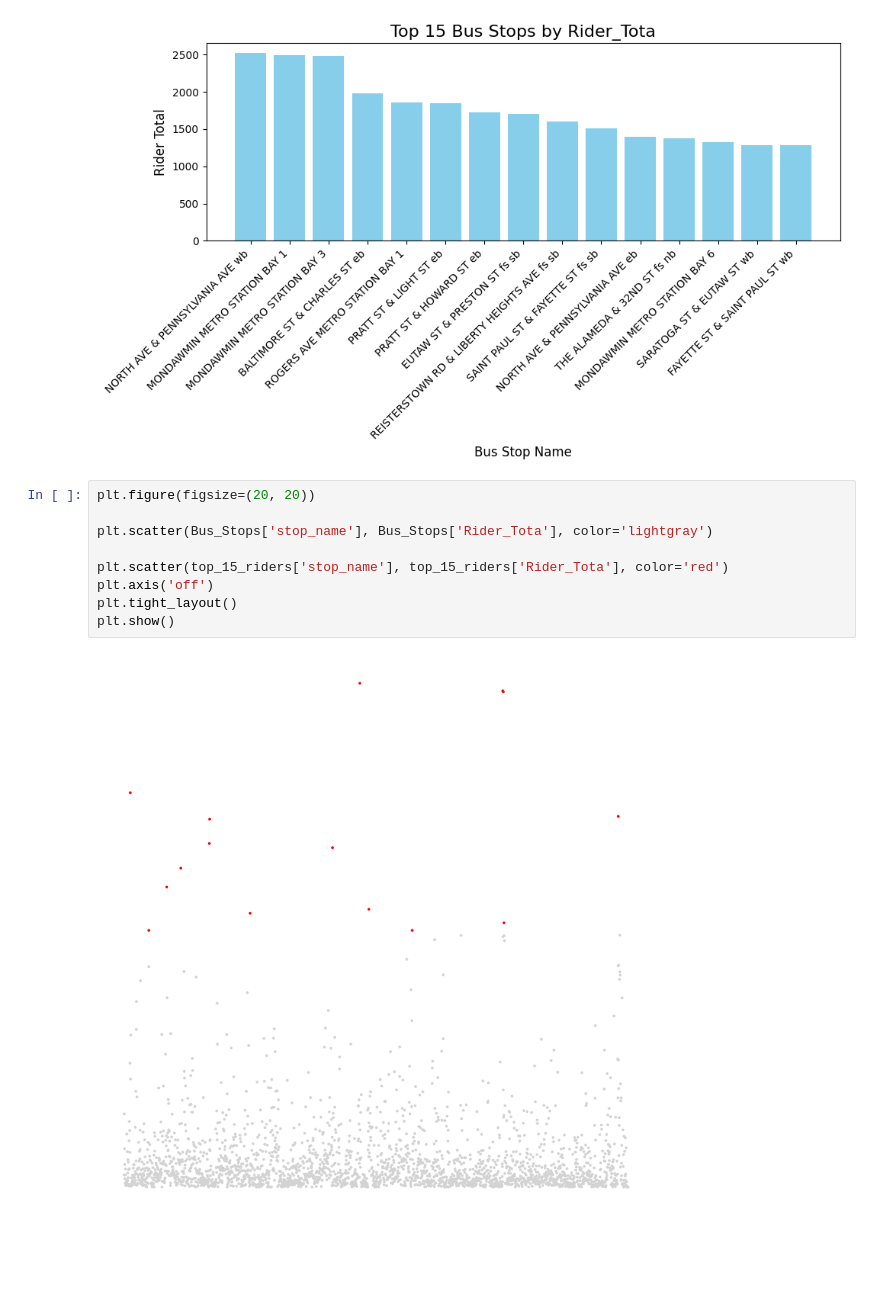
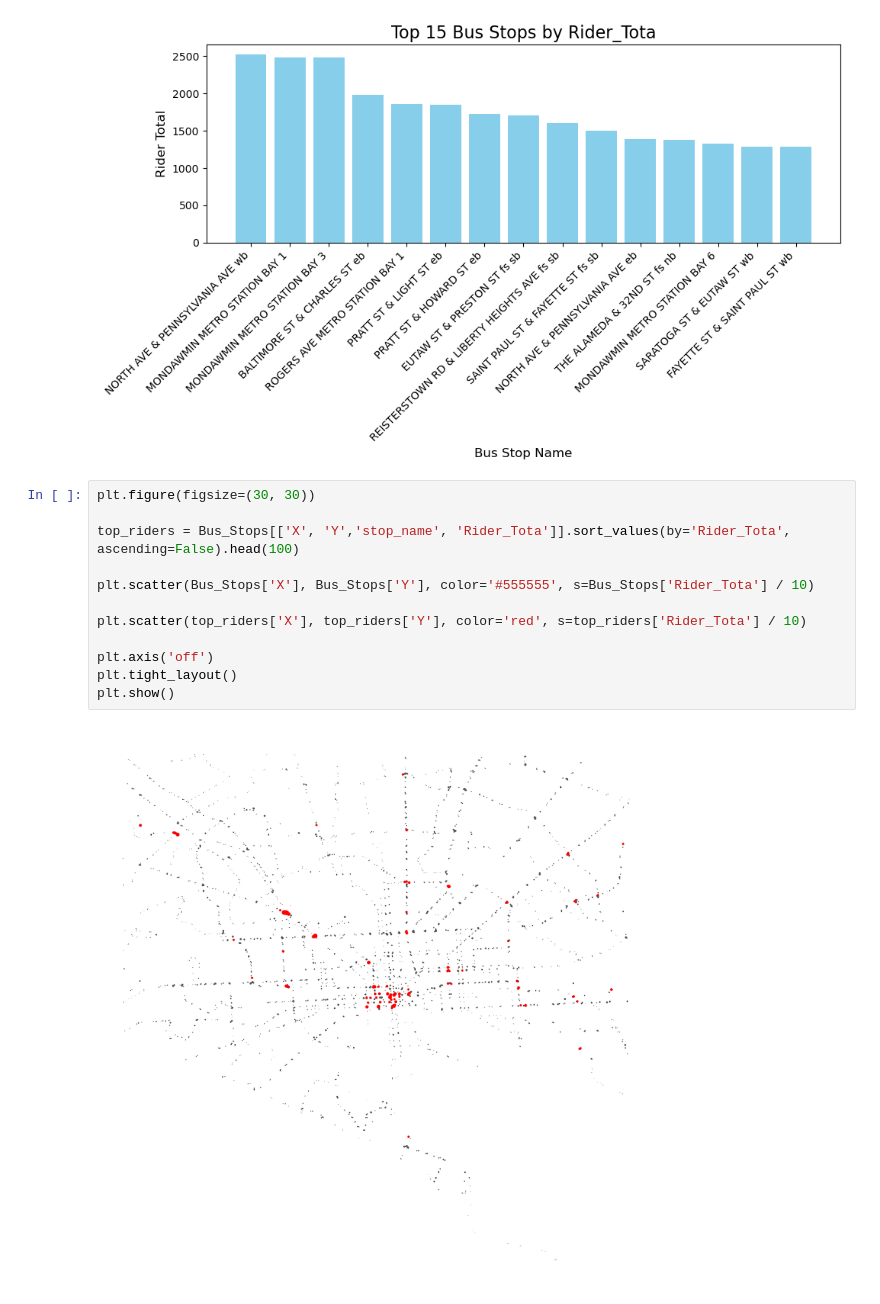
Before and after one commit to 2018wzh/ICM-2025, a Jupyter notebook: Q2.ipynb, the cells around one changed output. Drawn from its saved outputs; the diff is of its cells as text; blank space fills up the shorter version.

```diff
--- a/Q2.ipynb
+++ b/Q2.ipynb
@@ -35,13 +35,16 @@ plt.show()
 # %% [output]
 [figure]
 # %%
-plt.figure(figsize=(20, 20))
+plt.figure(figsize=(30, 30))
 
-plt.scatter(Bus_Stops['stop_name'], Bus_Stops['Rider_Tota'], color='lightgray')
+top_riders = Bus_Stops[['X', 'Y','stop_name', 'Rider_Tota']].sort_values(by='Rider_Tota', ascending=False).head(100)
 
-plt.scatter(top_15_riders['stop_name'], top_15_riders['Rider_Tota'], color='red')
+plt.scatter(Bus_Stops['X'], Bus_Stops['Y'], color='#555555', s=Bus_Stops['Rider_Tota'] / 10)
+
+plt.scatter(top_riders['X'], top_riders['Y'], color='red', s=top_riders['Rider_Tota'] / 10)
+
 plt.axis('off')
 plt.tight_layout()
 plt.show()
 # %% [output]
-[figure, old version]
+[figure, new version]
```
